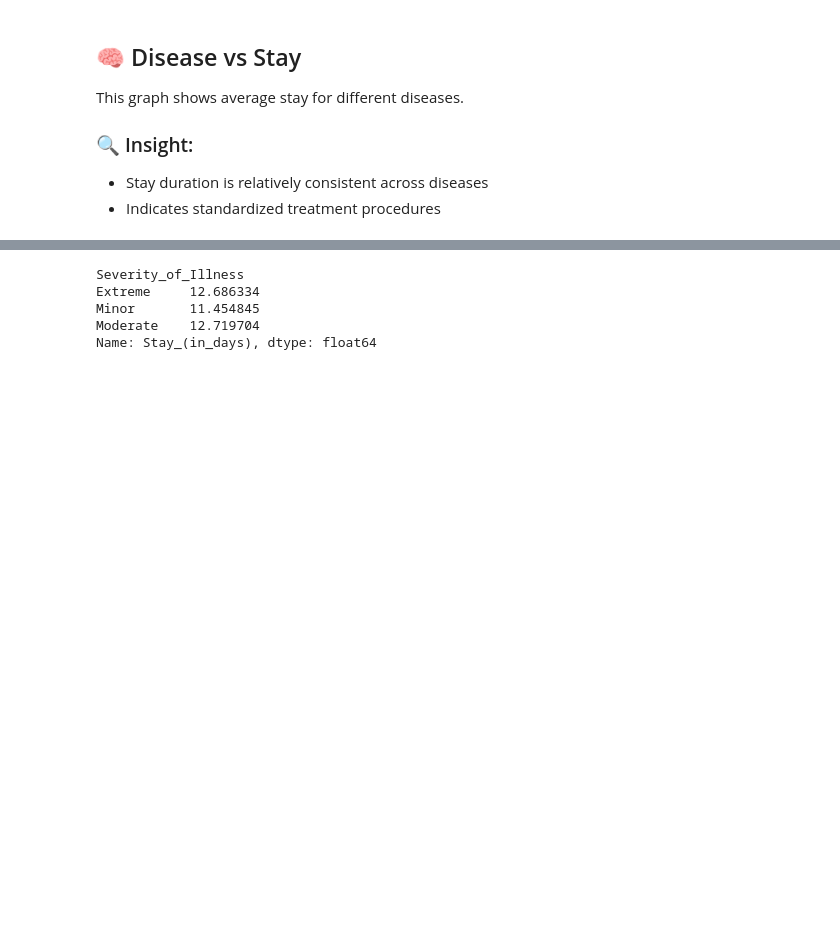
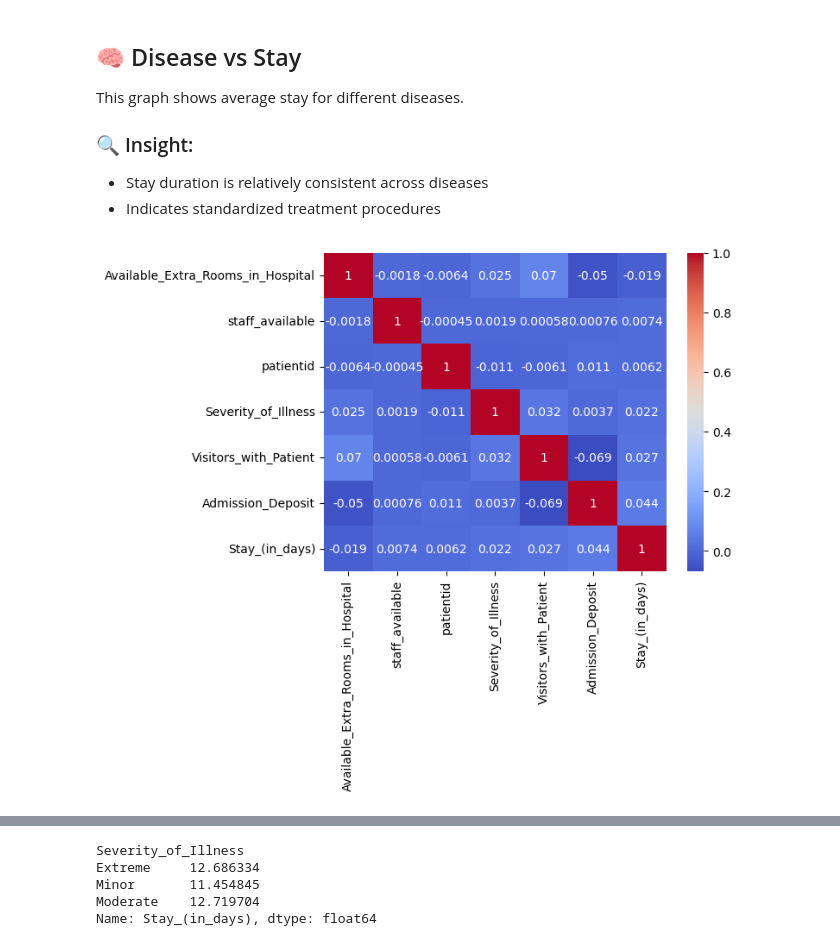
Before and after one commit to lakshmimallesh-dev/hospital-data-analysis-ml, a Jupyter notebook: notebooks/Project.ipynb, the cells around one changed output, grey strips where cells are left out. Drawn from its saved outputs; the diff is of its cells as text; code cells hidden in the pictures; blank space fills up the shorter version.

```diff
--- a/notebooks/Project.ipynb
+++ b/notebooks/Project.ipynb
@@ -324,3 +324,17 @@ This graph shows average stay for different diseases.
 ### 🔍 Insight:
 - Stay duration is relatively consistent across diseases
 - Indicates standardized treatment procedures
+# %%
+df_encoded = df.copy()
+
+# encoded ---> severity is categorical
+from sklearn.preprocessing import LabelEncoder
+le = LabelEncoder()
+df_encoded['Severity_of_Illness'] = le.fit_transform(df_encoded['Severity_of_Illness'])
+
+numeric_df = df_encoded.select_dtypes(include=['int64', 'float64'])
+
+sb.heatmap(numeric_df.corr(), annot=True, cmap='coolwarm')
+plt.show()
+# %% [output]
+[figure, added]
```
Also changed, not shown: parts of 2 cells of this notebook, 2 other files.
